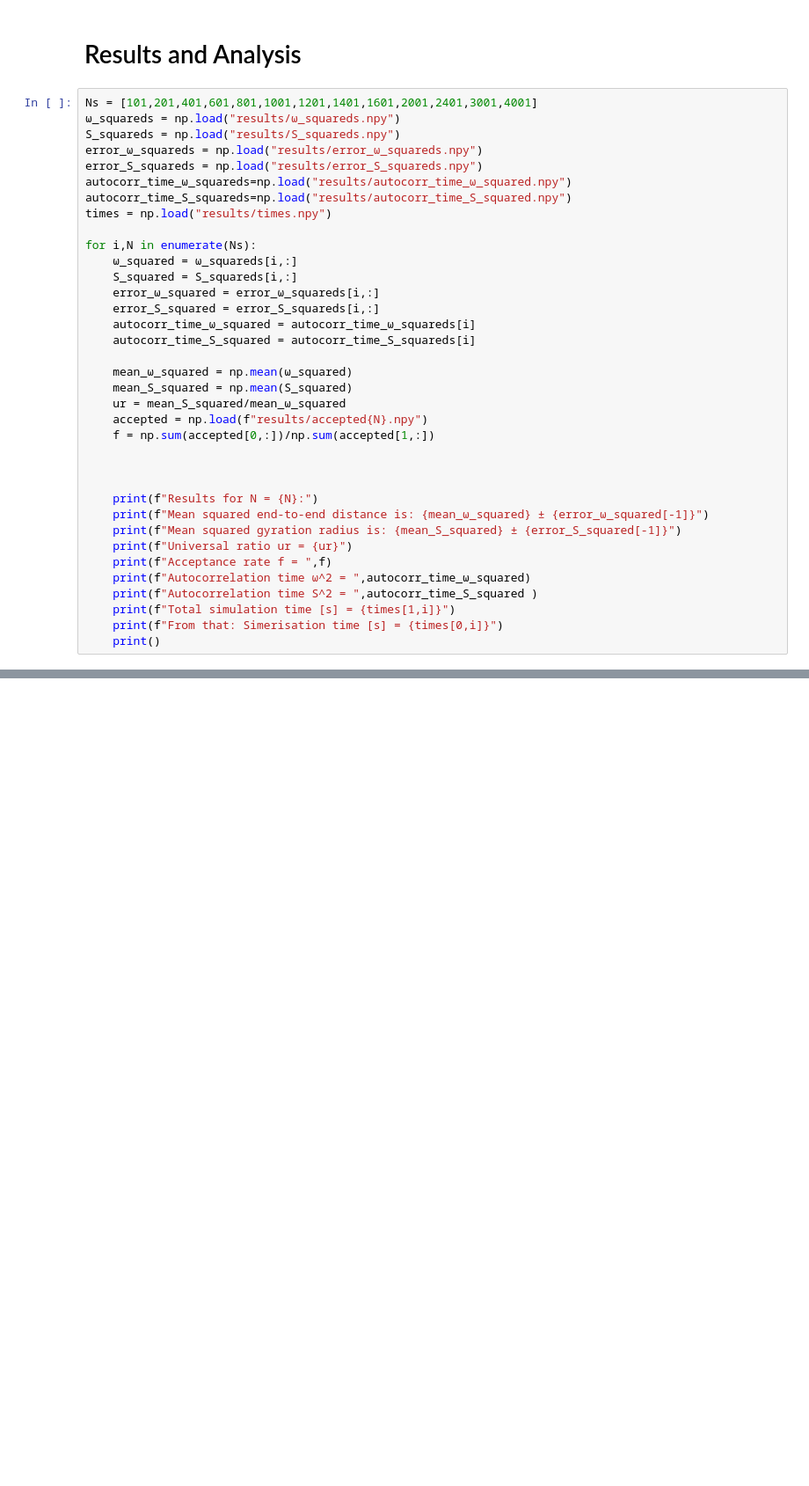
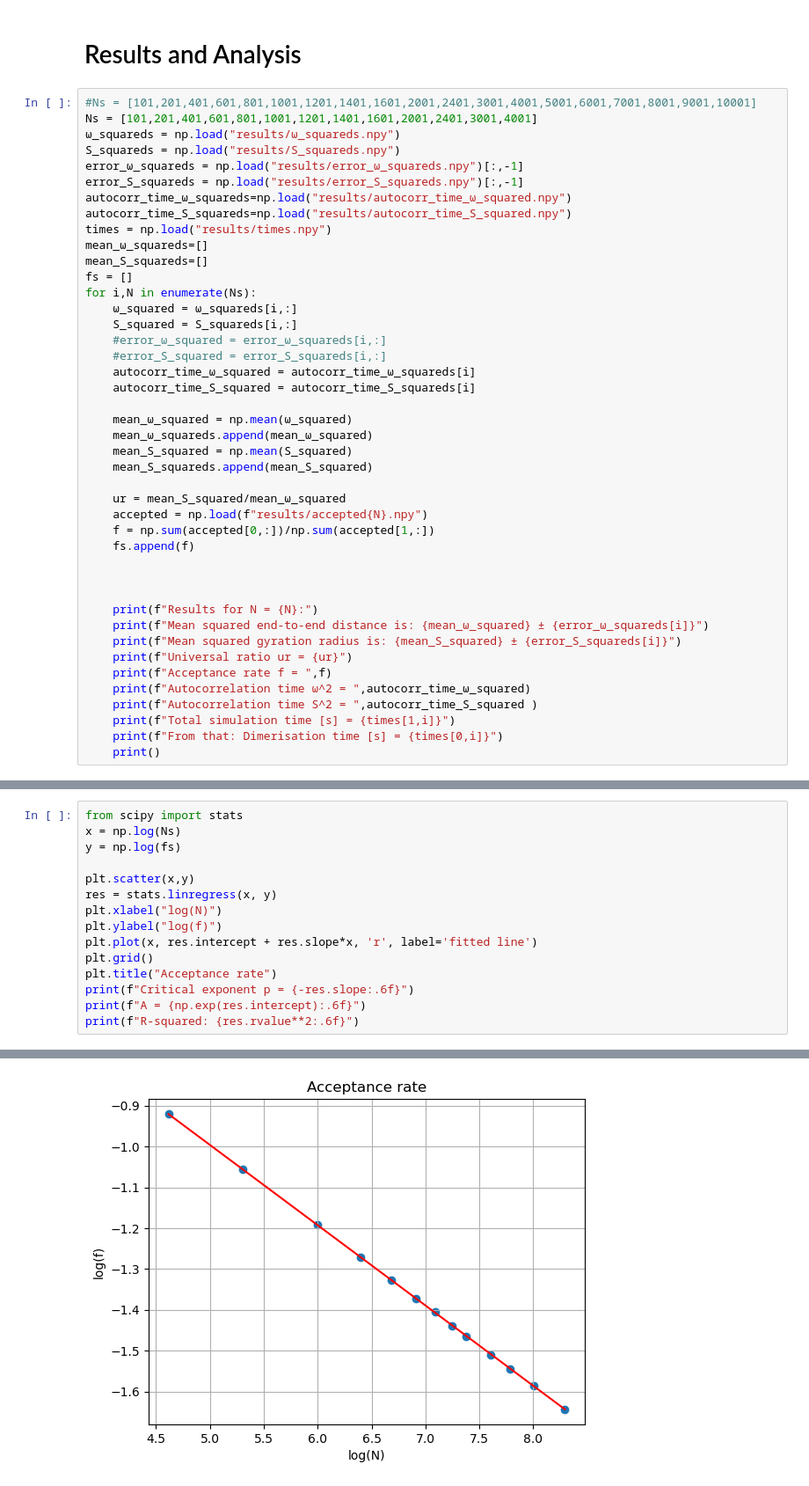
Before and after one commit to mandus24/ComputationalPhysics, a Jupyter notebook: polymer/polymer.ipynb, the cells around one changed output, grey strips where cells are left out. Shown: that part at 88% size. Drawn from its saved outputs; the diff is of its cells as text; blank space fills up the shorter version.

Commit message:
First Simulation results

```diff
--- a/polymer/polymer.ipynb
+++ b/polymer/polymer.ipynb
@@ -420,39 +433,46 @@ np.save("autocorr_time_S_squared.npy",autocorr_time_S_squareds)
 # %% [markdown]
 # Results and Analysis
 # %%
+#Ns = [101,201,401,601,801,1001,1201,1401,1601,2001,2401,3001,4001,5001,6001,7001,8001,9001,10001]
 Ns = [101,201,401,601,801,1001,1201,1401,1601,2001,2401,3001,4001]
 ω_squareds = np.load("results/ω_squareds.npy")
 S_squareds = np.load("results/S_squareds.npy")
-error_ω_squareds = np.load("results/error_ω_squareds.npy")
-error_S_squareds = np.load("results/error_S_squareds.npy")
+error_ω_squareds = np.load("results/error_ω_squareds.npy")[:,-1]
+error_S_squareds = np.load("results/error_S_squareds.npy")[:,-1]
 autocorr_time_ω_squareds=np.load("results/autocorr_time_ω_squared.npy")
 autocorr_time_S_squareds=np.load("results/autocorr_time_S_squared.npy")
 times = np.load("results/times.npy")
-
+mean_ω_squareds=[]
+mean_S_squareds=[]
+fs = []
 for i,N in enumerate(Ns):
     ω_squared = ω_squareds[i,:]
     S_squared = S_squareds[i,:]
-    error_ω_squared = error_ω_squareds[i,:]
-    error_S_squared = error_S_squareds[i,:]
+    #error_ω_squared = error_ω_squareds[i,:]
+    #error_S_squared = error_S_squareds[i,:]
     autocorr_time_ω_squared = autocorr_time_ω_squareds[i]
     autocorr_time_S_squared = autocorr_time_S_squareds[i]
 
     mean_ω_squared = np.mean(ω_squared)
+    mean_ω_squareds.append(mean_ω_squared)
     mean_S_squared = np.mean(S_squared)
+    mean_S_squareds.append(mean_S_squared)
+
     ur = mean_S_squared/mean_ω_squared
     accepted = np.load(f"results/accepted{N}.npy")
     f = np.sum(accepted[0,:])/np.sum(accepted[1,:])
+    fs.append(f)
 
 
 
     print(f"Results for N = {N}:")
-    print(f"Mean squared end-to-end distance is: {mean_ω_squared} ± {error_ω_squared[-1]}")
-    print(f"Mean squared gyration radius is: {mean_S_squared} ± {error_S_squared[-1]}")
+    print(f"Mean squared end-to-end distance is: {mean_ω_squared} ± {error_ω_squareds[i]}")
+    print(f"Mean squared gyration radius is: {mean_S_squared} ± {error_S_squareds[i]}")
     print(f"Universal ratio ur = {ur}")
     print(f"Acceptance rate f = ",f)
     print(f"Autocorrelation time ω^2 = ",autocorr_time_ω_squared)
     print(f"Autocorrelation time S^2 = ",autocorr_time_S_squared )
     print(f"Total simulation time [s] = {times[1,i]}")
-    print(f"From that: Simerisation time [s] = {times[0,i]}")
+    print(f"From that: Dimerisation time [s] = {times[0,i]}")
     print()
 # %% [output]
@@ -477,0 +498,16 @@ From that: dimerisation time [s] = 0.00025177001953125
+# %%
+from scipy import stats
+x = np.log(Ns)
+y = np.log(fs)
+
+plt.scatter(x,y)
+res = stats.linregress(x, y)
+plt.xlabel("log(N)")
+plt.ylabel("log(f)")
+plt.plot(x, res.intercept + res.slope*x, 'r', label='fitted line')
+plt.grid()
+plt.title("Acceptance rate")
+print(f"Critical exponent p = {-res.slope:.6f}")
+print(f"A = {np.exp(res.intercept):.6f}")
+print(f"R-squared: {res.rvalue**2:.6f}")
+# %% [output]
@@ -477,0 +517 @@ From that: dimerisation time [s] = 0.00025177001953125
+[figure, added]
```
Also changed, not shown: parts of 6 cells of this notebook.
